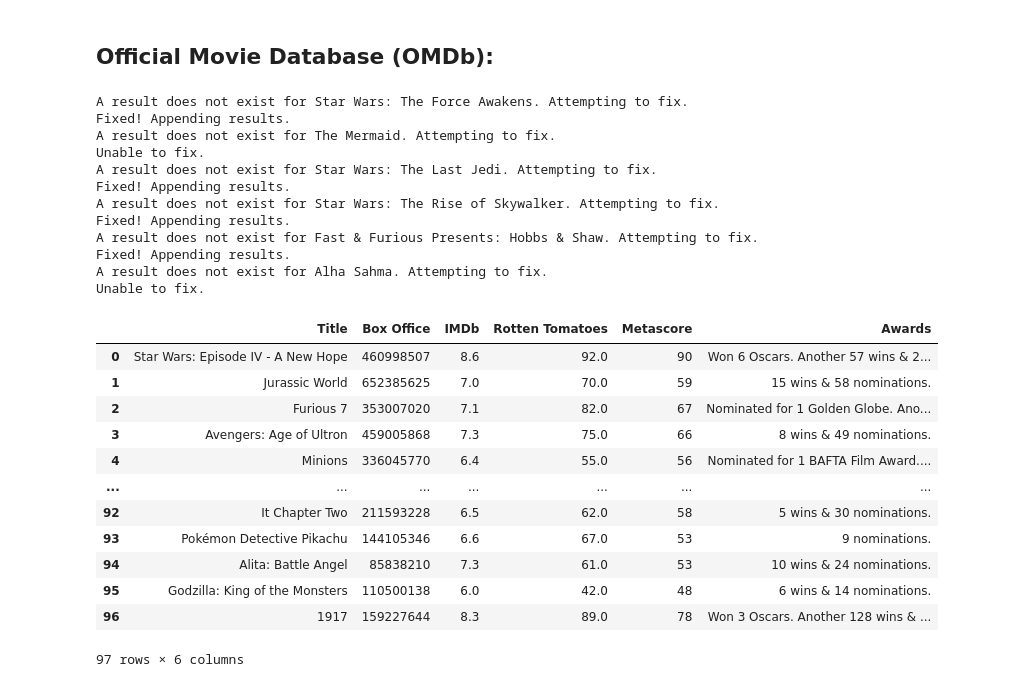
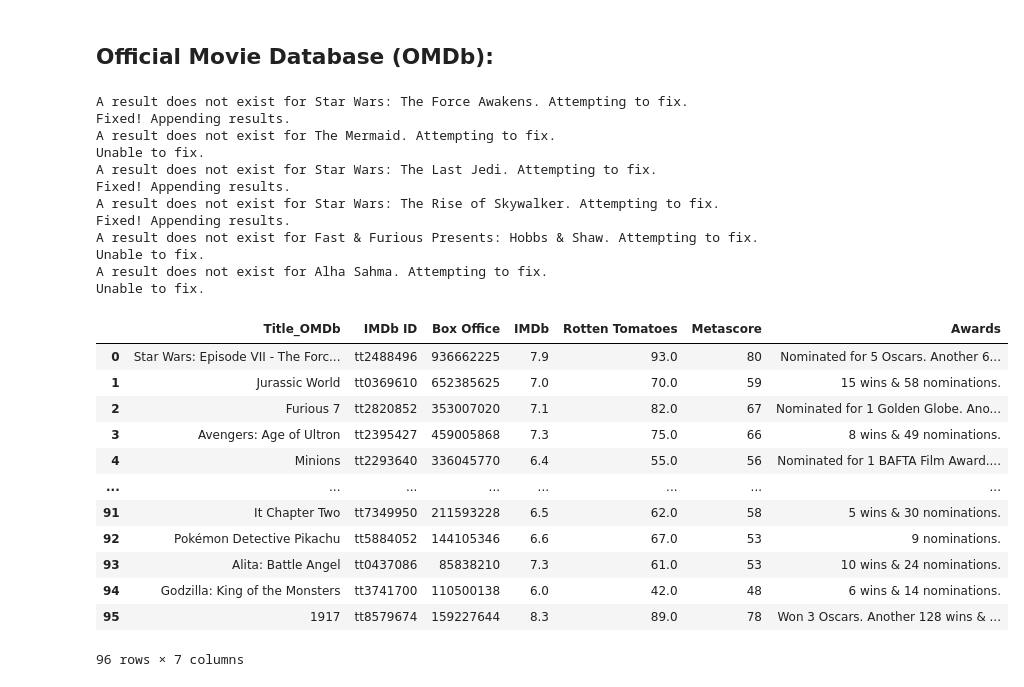
Before and after one commit to juliabrunett/project1, a Jupyter notebook: Data_Exploration_API.ipynb, the cells around one changed output. Drawn from its saved outputs; the diff is of its cells as text; code cells hidden in the pictures.

```diff
--- a/Data_Exploration_API.ipynb
+++ b/Data_Exploration_API.ipynb
@@ -24,6 +24,7 @@ tmdb_vote_count = []
 # Define lists (from details api call)
 tmdb_revenue = []
 tmdb_budget = []
+tmdb_imdb_id = []
 
 # Lists to store data when going through the loop
 g = []
@@ -89,6 +90,7 @@ for movie in range(len(movie_id)):
     # Append revenue and budget to lists
     tmdb_revenue.append(tmdb_details_response["revenue"])
     tmdb_budget.append(tmdb_details_response["budget"])
+    tmdb_imdb_id.append(tmdb_details_response["imdb_id"])
 
     # For loop to get production companies
     for company in range(len(tmdb_details_response["production_companies"])):
@@ -244,6 +236,7 @@ imdb_rating = []
 rotten_tomatoes = []
 metacritic_rating = []
 omdb_awards = []
+omdb_imdb_id = []
 # %%
 # Iterate through movie title list to get results from OMDb
 # movie = index
@@ -263,6 +256,7 @@ for movie in range(len(movie_title)):
         r_tom = omdb_response["Ratings"][1]["Value"]
         metacritic = omdb_response["Metascore"]
         awards = omdb_response["Awards"]
+        imdb_id = omdb_response["imdbID"]
 
         # Append results to lists
         omdb_titles.append(titles)
@@ -271,6 +265,7 @@ for movie in range(len(movie_title)):
         rotten_tomatoes.append(r_tom)
         metacritic_rating.append(metacritic)
         omdb_awards.append(awards)
+        omdb_imdb_id.append(imdb_id)
 
     # If an error is thrown:
     except IndexError:
@@ -279,7 +274,7 @@ for movie in range(len(movie_title)):
         if IndexError:
             try:
                  # Define OMDb url
-                omdb_url = f"http://www.omdbapi.com/?apikey={api_key_2}&t={movie_title_split[movie]}"
+                omdb_url = f"http://www.omdbapi.com/?apikey={api_key_2}&t={movie_title_split[movie]}&y={year[movie]}"
                 # Get json response for the query
                 omdb_response = requests.get(omdb_url).json()
 
@@ -290,6 +285,7 @@ for movie in range(len(movie_title)):
                 r_tom = omdb_response["Ratings"][1]["Value"]
                 metacritic = omdb_response["Metascore"]
                 awards = omdb_response["Awards"]
+                imdb_id = omdb_response["imdbID"]
 
                 # Append results to lists
                 omdb_titles.append(titles)
@@ -298,6 +294,7 @@ for movie in range(len(movie_title)):
                 rotten_tomatoes.append(r_tom)
                 metacritic_rating.append(metacritic)
                 omdb_awards.append(awards)
+                omdb_imdb_id.append(imdb_id)
 
                 print("Fixed! Appending results.")
 
@@ -322,6 +319,7 @@ for movie in range(len(movie_title)):
                 r_tom = omdb_response["Ratings"][1]["Value"]
                 metacritic = omdb_response["Metascore"]
                 awards = omdb_response["Awards"]
+                imdb_id = omdb_response["imdbID"]
 
                 # Append results to lists
                 omdb_titles.append(titles)
@@ -330,6 +328,7 @@ for movie in range(len(movie_title)):
                 rotten_tomatoes.append(r_tom)
                 metacritic_rating.append(metacritic)
                 omdb_awards.append(awards)
+                omdb_imdb_id.append(imdb_id)
 
                 print("Fixed! Appending results.")
 
@@ -345,36 +344,37 @@ Fixed! Appending results.
 A result does not exist for Star Wars: The Rise of Skywalker. Attempting to fix.
 Fixed! Appending results.
 A result does not exist for Fast & Furious Presents: Hobbs & Shaw. Attempting to fix.
-Fixed! Appending results.
+Unable to fix.
 A result does not exist for Alha Sahma. Attempting to fix.
 Unable to fix.
 # %%
 # Create initial OMDb DataFrame
 omdb_df_rough = pd.DataFrame({
-    "Title": omdb_titles,
+    "Title_OMDb": omdb_titles,
+    "IMDb ID": omdb_imdb_id,
     "Box Office": dom_box_office,
     "IMDb": imdb_rating,
     "Rotten Tomatoes": rotten_tomatoes,
     "Metascore": metacritic_rating,
     "Awards": omdb_awards
 })
 omdb_df_rough["Rotten Tomatoes"] = omdb_df_rough["Rotten Tomatoes"].replace("%", "", regex=True).astype(float)
 omdb_df_rough["Box Office"] = omdb_df_rough["Box Office"].replace(["\$", ","],["", ""], regex=True).astype(int)
 omdb_df_rough
 # %% [output]
-|  | Title | Box Office | IMDb | Rotten Tomatoes | Metascore | Awards |
-| 0 | Star Wars: Episode IV - A New Hope | 460998507 | 8.6 | 92.0 | 90 | Won 6 Oscars. Another 57 wins & 2... |
-| 1 | Jurassic World | 652385625 | 7.0 | 70.0 | 59 | 15 wins & 58 nominations. |
-| 2 | Furious 7 | 353007020 | 7.1 | 82.0 | 67 | Nominated for 1 Golden Globe. Ano... |
-| 3 | Avengers: Age of Ultron | 459005868 | 7.3 | 75.0 | 66 | 8 wins & 49 nominations. |
-| 4 | Minions | 336045770 | 6.4 | 55.0 | 56 | Nominated for 1 BAFTA Film Award.... |
-| ... | ... | ... | ... | ... | ... | ... |
-| 92 | It Chapter Two | 211593228 | 6.5 | 62.0 | 58 | 5 wins & 30 nominations. |
-| 93 | Pokémon Detective Pikachu | 144105346 | 6.6 | 67.0 | 53 | 9 nominations. |
-| 94 | Alita: Battle Angel | 85838210 | 7.3 | 61.0 | 53 | 10 wins & 24 nominations. |
-| 95 | Godzilla: King of the Monsters | 110500138 | 6.0 | 42.0 | 48 | 6 wins & 14 nominations. |
-| 96 | 1917 | 159227644 | 8.3 | 89.0 | 78 | Won 3 Oscars. Another 128 wins & ... |
+|  | Title_OMDb | IMDb ID | Box Office | IMDb | Rotten Tomatoes | Metascore | Awards |
+| 0 | Star Wars: Episode VII - The Forc... | tt2488496 | 936662225 | 7.9 | 93.0 | 80 | Nominated for 5 Oscars. Another 6... |
+| 1 | Jurassic World | tt0369610 | 652385625 | 7.0 | 70.0 | 59 | 15 wins & 58 nominations. |
+| 2 | Furious 7 | tt2820852 | 353007020 | 7.1 | 82.0 | 67 | Nominated for 1 Golden Globe. Ano... |
+| 3 | Avengers: Age of Ultron | tt2395427 | 459005868 | 7.3 | 75.0 | 66 | 8 wins & 49 nominations. |
+| 4 | Minions | tt2293640 | 336045770 | 6.4 | 55.0 | 56 | Nominated for 1 BAFTA Film Award.... |
+| ... | ... | ... | ... | ... | ... | ... | ... |
+| 91 | It Chapter Two | tt7349950 | 211593228 | 6.5 | 62.0 | 58 | 5 wins & 30 nominations. |
+| 92 | Pokémon Detective Pikachu | tt5884052 | 144105346 | 6.6 | 67.0 | 53 | 9 nominations. |
+| 93 | Alita: Battle Angel | tt0437086 | 85838210 | 7.3 | 61.0 | 53 | 10 wins & 24 nominations. |
+| 94 | Godzilla: King of the Monsters | tt3741700 | 110500138 | 6.0 | 42.0 | 48 | 6 wins & 14 nominations. |
+| 95 | 1917 | tt8579674 | 159227644 | 8.3 | 89.0 | 78 | Won 3 Oscars. Another 128 wins & ... |
-97 rows × 6 columns
+96 rows × 7 columns
 # %%
 # Export rough csv's to Output Files folder: (needs to be cleaned up next and merged)
 tmdb_df_rough.to_csv("Output_Files/TMDb_fixed.csv")
```
Also changed, not shown: parts of 5 cells of this notebook, 6 other files.
